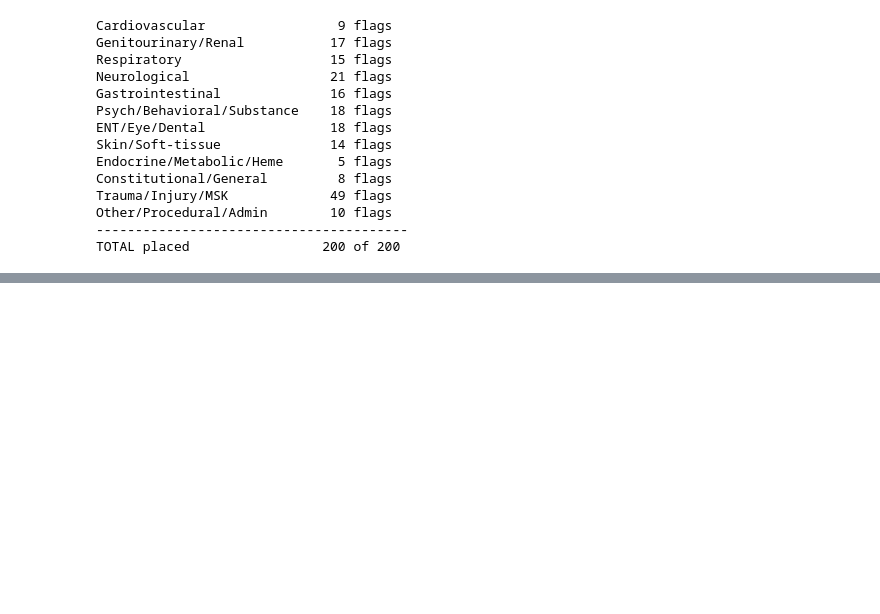
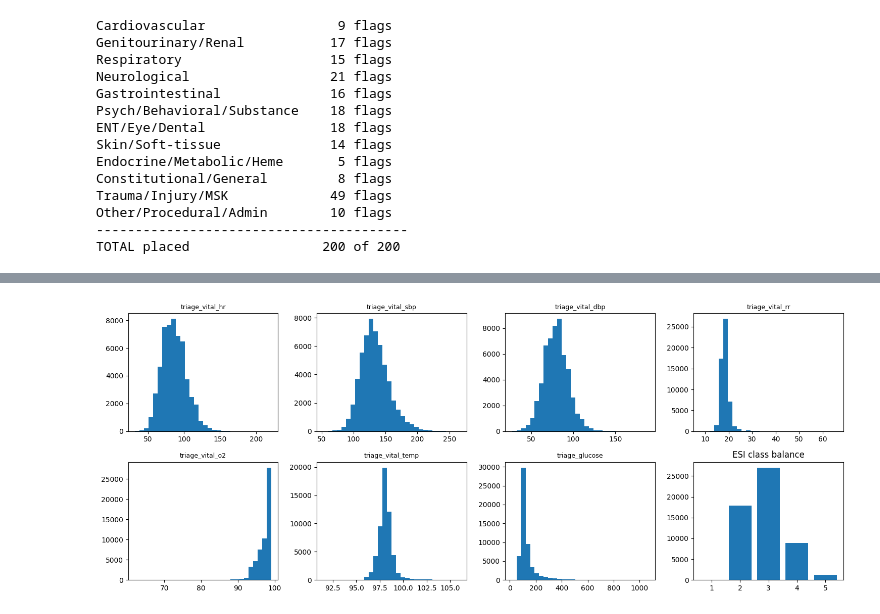
Before and after one commit to madebyjackson/CariSurg-Portfolio, a Jupyter notebook: notebooks/CariSurg_Week_5.ipynb, the cells around one changed output, grey strips where cells are left out. Drawn from its saved outputs; the diff is of its cells as text; code cells hidden in the pictures; blank space fills up the shorter version.

```diff
--- a/notebooks/CariSurg_Week_5.ipynb
+++ b/notebooks/CariSurg_Week_5.ipynb
@@ -182,0 +220,65 @@ TOTAL placed                 200 of 200
+# %%
+TARGET = "esi"
+
+VITALS = ["triage_vital_hr", "triage_vital_sbp", "triage_vital_dbp", "triage_vital_rr",
+          "triage_vital_o2", "triage_vital_temp", "triage_glucose"]
+
+DEMOGRAPHICS = ["age", "gender", "ethnicity", "race", "lang", "religion",
+                "maritalstatus", "employstatus", "insurance_status"]
+
+ADMIN = ["dep_name", "arrivalmode", "arrivalmonth", "arrivalday", "arrivalhour_bin"]
+
+LEAKAGE = ["disposition", "previousdispo"]
+
+NORMAL_RANGES = {"triage_vital_hr": (60,100,"bpm"), "triage_vital_sbp": (90,140,"mmHg"),
+    "triage_vital_dbp": (60,90,"mmHg"), "triage_vital_rr": (12,20,"/min"),
+    "triage_vital_o2": (95,100,"%"), "triage_vital_temp": (97.0,99.5,"F"), "triage_glucose": (70,140,"mg/dL")}
+
+PLAUSIBLE = {"age": (0,120), "esi": (1,5), "triage_vital_hr": (20,250), "triage_vital_sbp": (50,300),
+    "triage_vital_dbp": (20,200), "triage_vital_rr": (4,60), "triage_vital_o2": (50,100),
+    "triage_vital_temp": (86,110), "triage_glucose": (20,800)}
+
+
+def classify_columns(df):
+
+    def keep_present(wanted):
+        present = []
+        for col in wanted:
+            if col in df.columns:
+                present.append(col)
+        return present
+
+    chief_complaints = []
+    for col in df.columns:
+        if col.startswith("cc_"):
+            chief_complaints.append(col)
+
+    families = {
+        "target":           keep_present([TARGET]),
+        "vitals":           keep_present(VITALS),
+        "demographics":     keep_present(DEMOGRAPHICS),
+        "admin":            keep_present(ADMIN),
+        "leakage":          keep_present(LEAKAGE),
+        "chief_complaints": chief_complaints,
+    }
+    return families
+
+fam = classify_columns(df)
+
+vitals = fam["vitals"]
+fig, axes = plt.subplots(2, 4, figsize=(15, 6))
+panels = axes.ravel()
+
+for panel, col in zip(panels, vitals):
+    values = pd.to_numeric(df[col], errors="coerce").dropna()
+    panel.hist(values, bins=30)
+    panel.set_title(col, fontsize=9)
+    pass
+
+esi_counts = df[TARGET].value_counts().sort_index()
+panels[-1].bar(esi_counts.index, esi_counts.values)
+panels[-1].set_title("ESI class balance")
+
+plt.tight_layout(); plt.show()
+# %% [output]
+[figure, added]
```
Also changed, not shown: parts of 21 cells of this notebook, 5 other files.
